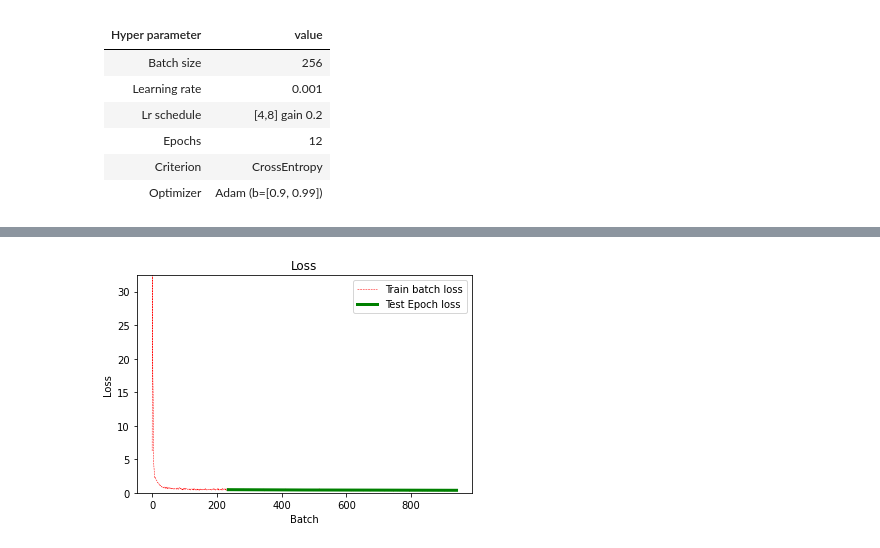
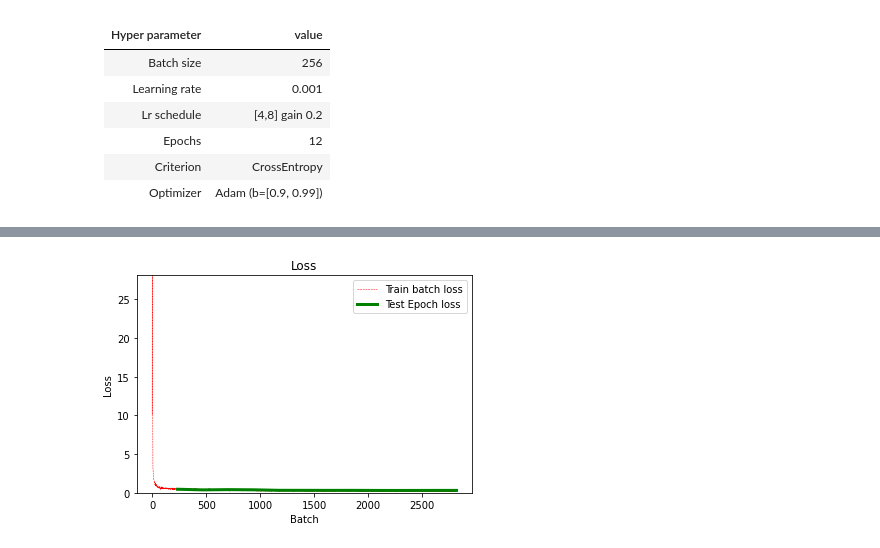
Before and after one commit to mocedon/EE-DL046211, a Jupyter notebook: HW2/ee046211_hw2_312775364.ipynb, the cells around one changed output, grey strips where cells are left out. Cells and saved outputs as stored; diff of their text form; code cells hidden in the pictures.

```diff
--- a/HW2/ee046211_hw2_312775364.ipynb
+++ b/HW2/ee046211_hw2_312775364.ipynb
@@ -581,7 +581,7 @@ fc_layer = [
             nn.Dropout(p=0.1),
             nn.Linear(128, 32),
             nn.ReLU(inplace=True),
-            nn.Linear(32, 10)
+            nn.Linear(32, 10),
 ]
 # %%
 MLP_layer = [nn.Linear(28*28, 1024),
@@ -695,12 +694,12 @@ show_examples(test_set_fmnist, FMNIST_classes, 6)
 [figure]
 # %%
 # MLP dict
-# time to train our model
+
 # hyper-parameters
 
 batch_size = 256
 learning_rate = 1e-3
-epochs = 4 #12
+epochs = 12
 
 
 # dataloaders - creating batches and shuffling the data
@@ -716,11 +715,13 @@ device = torch.device("cuda:0" if torch.cuda.is_available() else "cpu")
 criterion_norm = nn.CrossEntropyLoss()
 
 # build our model and send it to the device
-model_norm = MyModel(MLP_layer, fc_layer).to(device) # no need for parameters as we alredy defined them in the class
+model_norm = MyModel(MLP_layer, fc_layer).to(device)
 
-# optimizer - SGD, Adam, RMSProp...
+# optimizer - Adam
 optimizer_norm = torch.optim.Adam(model_norm.parameters(), lr=learning_rate)
 scheduler_norm = torch.optim.lr_scheduler.MultiStepLR(optimizer_norm, milestones=[4,8], gamma=0.2)
+
+# Model Dictionary
 model_dict_norm = {'model': model_norm,
               'criterion': criterion_norm,
               'optimizer': optimizer_norm,
@@ -763,6 +765,7 @@ With the following hyper parameters:
 | Optimizer | Adam (b=[0.9, 0.99])|
 # %%
 def calculate_accuracy(model, dataloader, criterion, device):
+    """Used on a set model to gain loss and accuracy, does not train"""
     model.eval() # put in evaluation mode
     total_correct = 0
     total_images = 0
@@ -773,7 +776,7 @@ def calculate_accuracy(model, dataloader, criterion, device):
             images = images.to(device)
             labels = labels.to(device)
             outputs = model(images) # Run the images through the net
-            _, predicted = torch.max(outputs.data, 1) # top
+            _, predicted = torch.max(outputs.data, 1) # Top  result
             total_images += labels.size(0)
             total_correct += (predicted == labels).sum().item()
             total_loss += criterion(outputs, labels).data.item() / len(dataloader)
@@ -782,13 +785,14 @@ def calculate_accuracy(model, dataloader, criterion, device):
     return model_accuracy, total_loss
 # %%
 def train_model(model_dict):
+  """Train the network according to the model dictionary"""
   model = model_dict['model']
   criterion = model_dict['criterion']
   optimizer = model_dict['optimizer']
   epochs = model_dict['epochs']
   trainloader = model_dict['trainloader']
   testloader = model_dict['testloader']
-  device= model_dict['device']
+  device = model_dict['device']
   scheduler = model_dict['scheduler']
 
   # training loop
@@ -813,12 +817,13 @@ def train_model(model_dict):
           loss.backward()  # backpropagation
           optimizer.step()  # update parameters
 
-          # print statistics
+          # Add statistics
           train_error.append(loss.data.item())
           running_loss += loss.data.item()
 
+      # Advance in learning rate schedule
+      scheduler.step()
       # Normalizing the loss by the total number of train batches
-      scheduler.step()
       running_loss /= len(trainloader)
 
       # Calculate training/test set accuracy of the existing model
@@ -831,20 +836,9 @@ def train_model(model_dict):
       log += "Epoch Time: {:.2f} secs".format(epoch_time)
       print(log)
 
-#     # save model
-#      if epoch % 20 == 0:
-#          print('==> Saving model ...')
-#          state = {
-#              'net': model.state_dict(),
-#              'epoch': epoch,
-#         }
-#          if not os.path.isdir('checkpoints'):
-#              os.mkdir('checkpoints')
-#          torch.save(state, './checkpoints/cifar_cnn_ckpt.pth')
-
   print('==> Finished Training ...')
 
-  #fig, ax = plt.subplots(1, 1, figsize=(12,12))
+  # Graph test and train loss across iterations
   batches = len(trainloader)
   itr = list(range(epochs * batches))
   plt.plot(itr, train_error, 'r--', label='Train batch loss', linewidth=0.5)
@@ -868,12 +870,13 @@ Epoch:  4 | Loss: 0.3532 | Training accuracy: 88.845% | Test accuracy: 86.790% |
 # %%
+# MLP hyper param
 batch_size = 256
 learning_rate = 1e-3
-epochs = 4 #12
+epochs = 12
 
-model_kaim = MyModel(MLP_layer, fc_layer, init_kaiming_normal).to(device) # no need for parameters as we alredy defined them in the class
+model_kaim = MyModel(MLP_layer, fc_layer, init_kaiming_normal).to(device)
 
-# optimizer - SGD, Adam, RMSProp...
 criterion_kaim = nn.CrossEntropyLoss()
+# optimizer - Adam
 optimizer_kaim = torch.optim.Adam(model_kaim.parameters(), lr=learning_rate)
 scheduler_kaim = torch.optim.lr_scheduler.MultiStepLR(optimizer_kaim, milestones=[4,8], gamma=0.2)
 
@@ -896,5 +907,5 @@ Epoch:  4 | Loss: 0.3440 | Training accuracy: 88.462% | Test accuracy: 86.770% |
 ==> Finished Training ...
-[figure, old version]
+[figure, new version]
 # %% [markdown]
 ### <img src="https://img.icons8.com/color/48/000000/code.png" style="height:50px;display:inline"> Task 3 - Design a CNN
 ---
```
Also changed, not shown: parts of 12 cells of this notebook.
